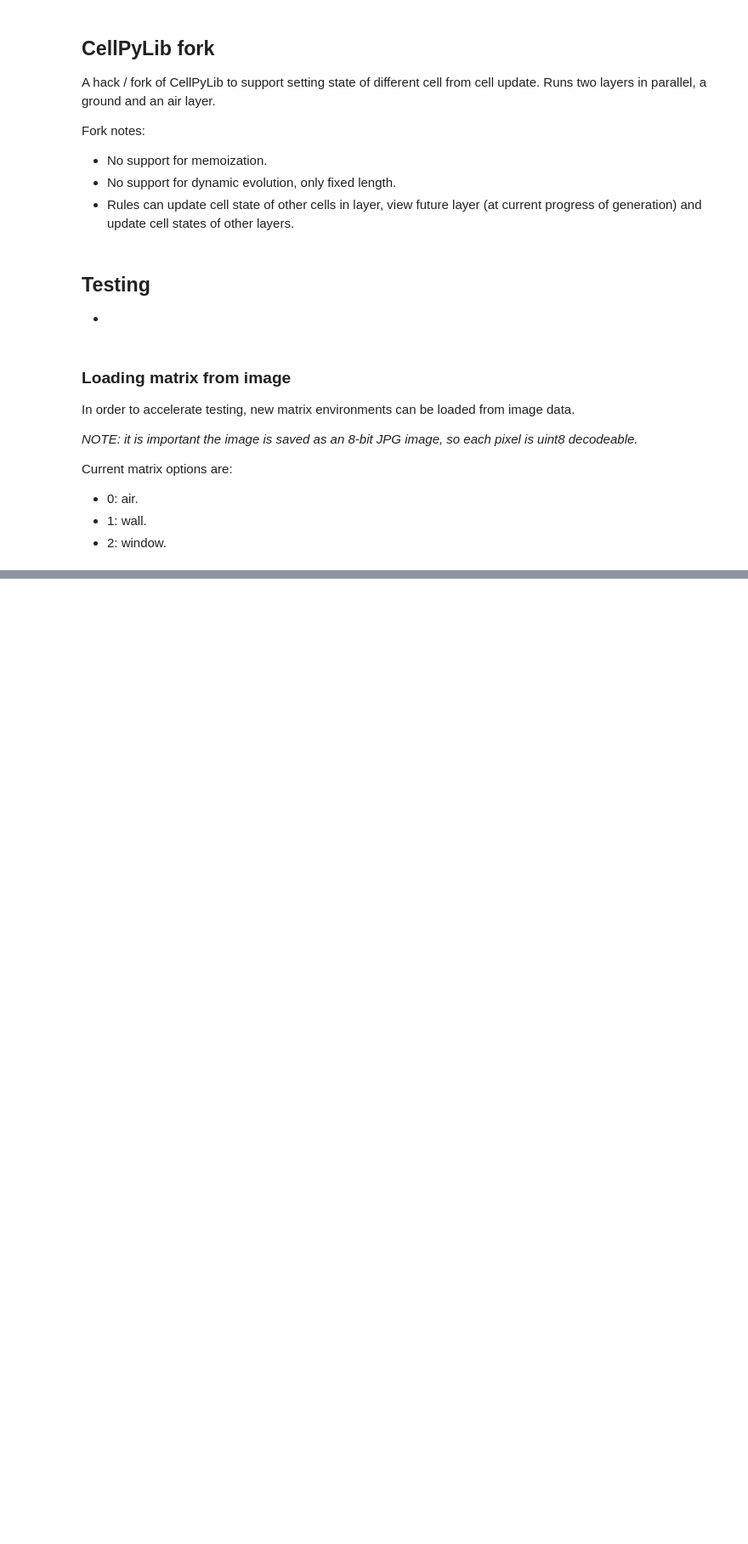
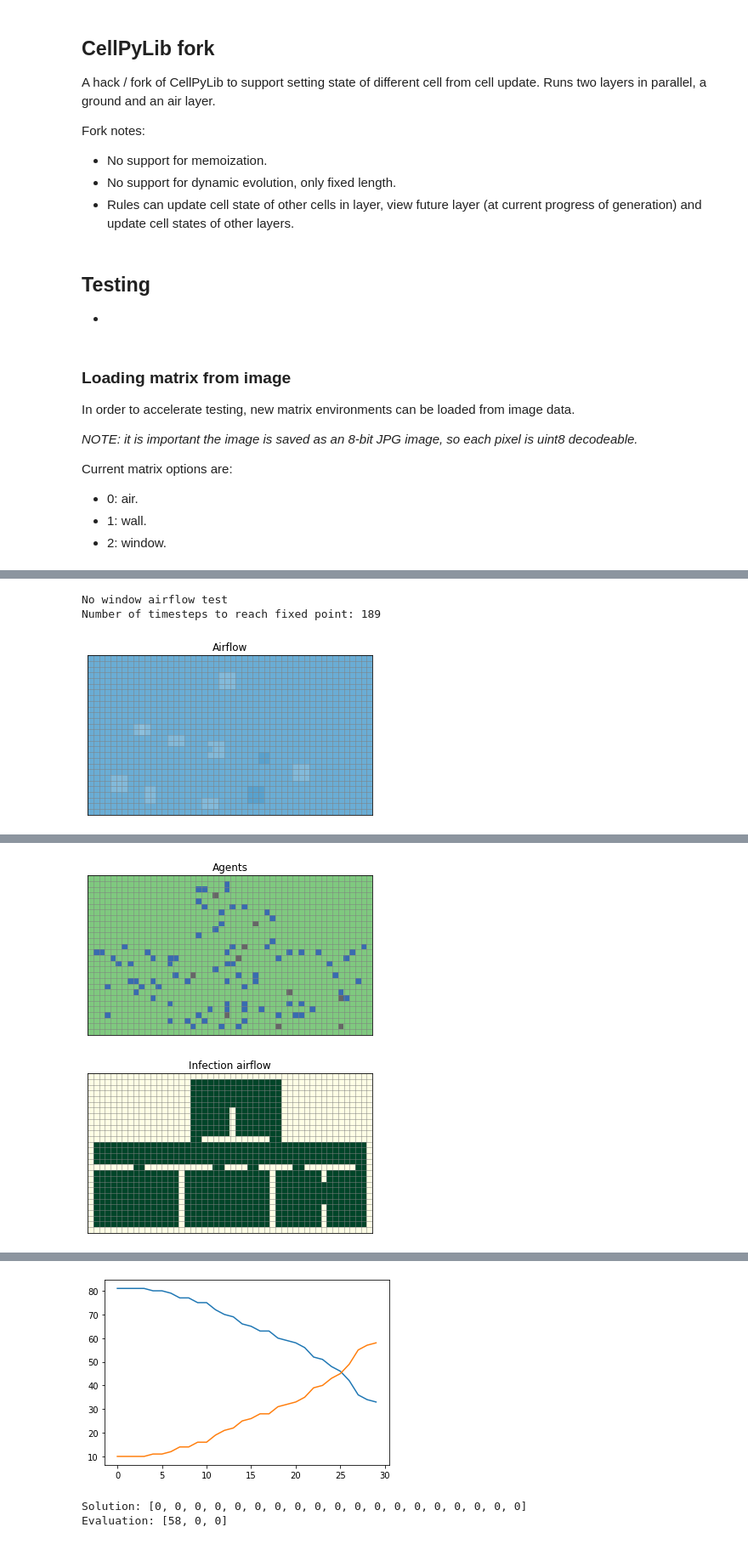
Before and after one commit to Cutwell/genetic-policy-optimisation, a Jupyter notebook: demo.ipynb, the cells around one changed output, grey strips where cells are left out. Shown at 85% size. Cells and saved outputs as stored; diff of their text form; code cells hidden in the pictures; blank space fills up the shorter version.

```diff
--- a/demo.ipynb
+++ b/demo.ipynb
@@ -1023,0 +1058,47 @@ plt.show()
+# %%
+
+filepath = "testing/smb.png"
+environment = parse_matrix_from_image(filepath, verbose=0)
+
+pathogen_info = PathogenInfo(
+    infection_from_contact=0.1,
+    infection_from_max_pollutants=0.01,
+    max_pollutants=50,
+    airborne_decay=-4,
+    pathogen_release_payload=10,
+)
+
+class Dummy:
+    def __init__(self, variables, n_objectives):
+        self.variables = variables
+        self.objectives = [0,]*n_objectives
+
+# show solution simulation
+epochs = 30
+problem = AutomataOptimisation(
+    environment,
+    pathogen_info,
+    agentPopSize=100,
+    init_infected_ratio=0.1,
+    mask_effectiveness=0.5,
+    epochs=epochs,
+    n_objectives=3,
+    verbose=3,
+    evaluating=1
+)
+
+print("No window airflow test")
+
+dummy = Dummy(variables=[0, 0, 0, 0, 0, 0, 0, 0, 0, 0, 0, 0, 0, 0, 0, 0, 0, 0, 0], n_objectives=3)
+stats = problem.evaluate(dummy)
+
+print(f"Solution: [0, 0, 0, 0, 0, 0, 0, 0, 0, 0, 0, 0, 0, 0, 0, 0, 0, 0, 0]\nEvaluation: {dummy.objectives}")
+
+timestamps = list(range(epochs))
+plt.plot(timestamps, stats[:,0])
+plt.plot(timestamps, stats[:,1])
+plt.show()
+# %% [output]
+No window airflow test
+Number of timesteps to reach fixed point: 189
+[figure, added]
@@ -1023,0 +1106,2 @@ plt.show()
+[figure, added]
+[figure, added]
@@ -1023,0 +1110,3 @@ plt.show()
+[figure, added]
+Solution: [0, 0, 0, 0, 0, 0, 0, 0, 0, 0, 0, 0, 0, 0, 0, 0, 0, 0, 0]
+Evaluation: [58, 0, 0]
```
Also changed, not shown: parts of 18 cells of this notebook, 6 other files.
